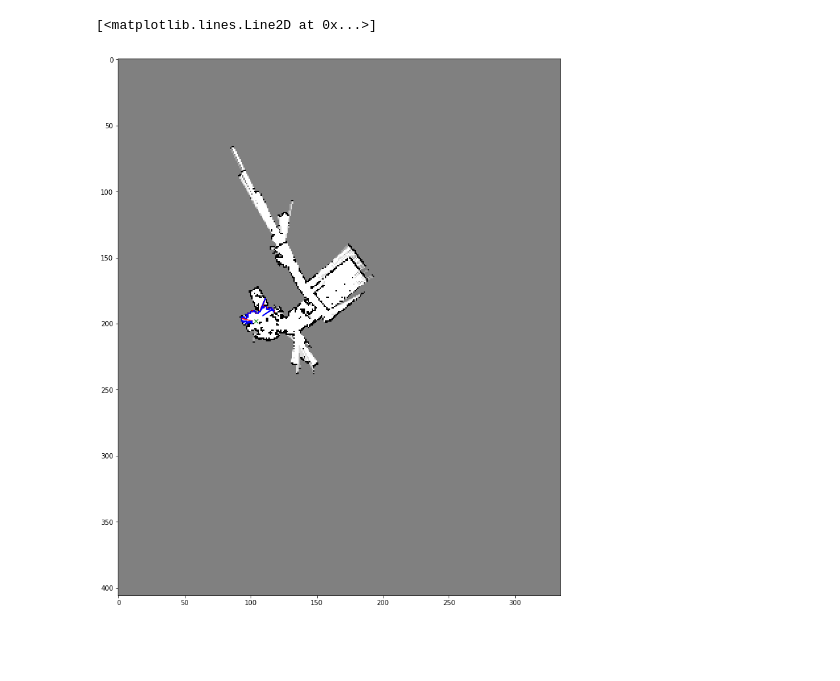
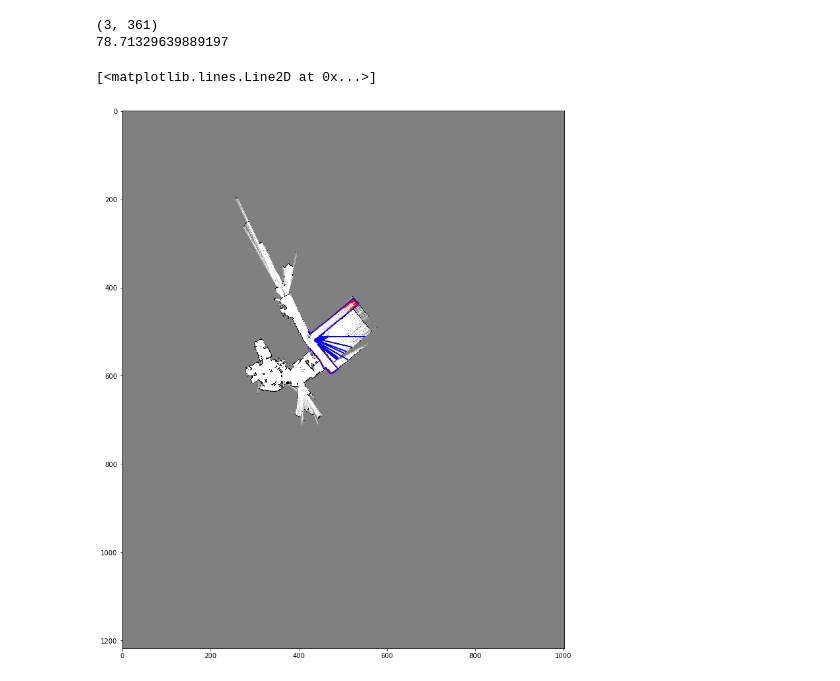
Before and after one commit to ToastyToast/slam-algorithms, a Jupyter notebook: examples/grid_mapping.ipynb, the cells around one changed output. Drawn from its saved outputs; the diff is of its cells as text; code cells hidden in the pictures; blank space fills up the shorter version.

Commit message:
Calculate scan mse

```diff
--- a/examples/grid_mapping.ipynb
+++ b/examples/grid_mapping.ipynb
@@ -12,7 +12,7 @@ from slam.utils import bresenham_line, vector2transform2D
 plt.rcParams['figure.figsize'] = (15, 15)
 # %%
 laser_data = LaserDataMatlab('./data/laser_struct.mat')
-grid_map = GridMap(grid_size=0.3)
+grid_map = GridMap(grid_size=0.1)
 grid_map.init_from_laserdata(laser_data)
 
 # Debug map
@@ -31,50 +31,38 @@ plt.imshow(grid_map.get_prob_map().T, cmap='gray', interpolation='nearest')
 # %%
-timestep = 25
+timestep = 150
 laser_scan = laser_data.get_range_scan(timestep)
 robot_pose = laser_data.get_pose(timestep)
-
-max_range = 30
-max_range = min(max_range, laser_scan['maximum_range'])
-num_beams = len(laser_scan['ranges'])
-start_angle = laser_scan['start_angle']
-angular_res = laser_scan['angular_resolution']
-
-scan_endpoints = GridMap.generate_laser_scan(max_range, num_beams, start_angle, angular_res)
-raycasted = grid_map.raycast(robot_pose, scan_endpoints, 0.5)
-
-points_x = []
-points_y = []
-for point in raycasted:
-    x, y = point
-
-    points_x.append(x)
-    points_y.append(y)
 
 robot_pose_map = GridMap.world_to_map_coordinates(
     robot_pose[0:2, :], grid_map._grid_size, grid_map._offset
 )
 rx = int(robot_pose_map.item(0))
 ry = int(robot_pose_map.item(1))
 
 robot_pose_trans = vector2transform2D(robot_pose)
 real_laser_end = GridMap.laser_as_cartesian(laser_scan, 30)
 real_laser_end = robot_pose_trans * real_laser_end
 real_laser_map = GridMap.world_to_map_coordinates(
     real_laser_end[0:2, :], grid_map._grid_size, grid_map._offset
 )
 
-scan_x = []
-scan_y = []
-for col in range(real_laser_map.shape[1]):
-    lx = int(real_laser_map.item((0, col)))
-    ly = int(real_laser_map.item((1, col)))
-    scan_x.append(lx)
-    scan_y.append(ly)
+max_range = 30
+max_range = min(max_range, laser_scan['maximum_range'])
+num_beams = real_laser_map.shape[1]
+start_angle = laser_scan['start_angle']
+angular_res = laser_scan['angular_resolution']
+
+scan_endpoints = GridMap.generate_laser_scan(max_range, num_beams, start_angle, angular_res)
+raycasted = grid_map.raycast(robot_pose, scan_endpoints, 0.49)
+
+print(GridMap.calculate_scan_mse(raycasted, real_laser_map))
 
 plt.imshow(grid_map.get_prob_map().T, cmap='gray', interpolation='nearest')
 plt.plot(rx, ry, 'gx')
-plt.plot(points_x, points_y, 'r')
-plt.plot(scan_x, scan_y, 'b')
+plt.plot(raycasted[0, :], raycasted[1, :], 'r')
+plt.plot(real_laser_map[0, :], real_laser_map[1, :], 'b')
 # %% [output]
-[<matplotlib.lines.Line2D at 0x...>]
+(3, 361)
+78.71329639889197
+[<matplotlib.lines.Line2D at 0x...>]
-[figure, old version]
+[figure, new version]
```
Also changed, not shown: parts of 1 cell of this notebook, 1 other file.
